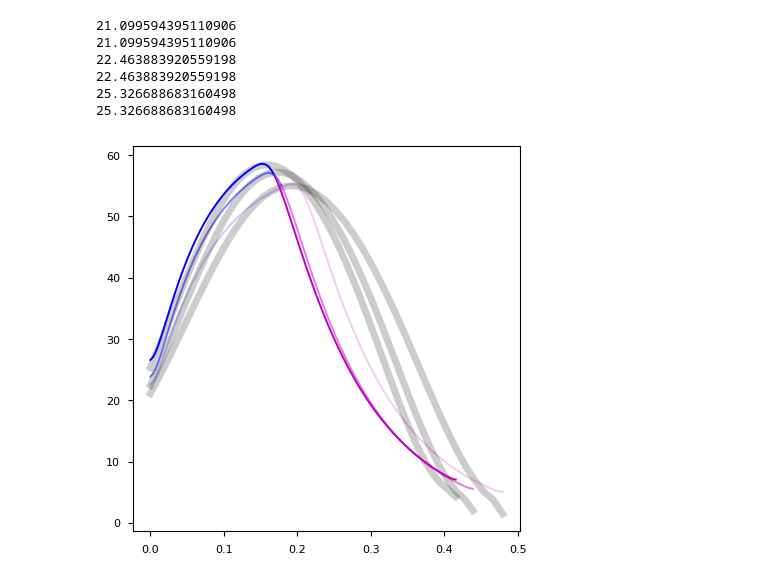
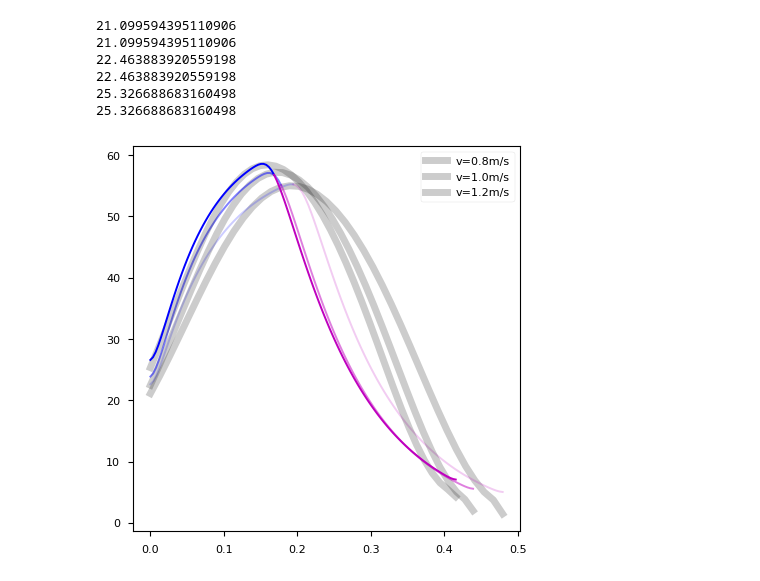
Before and after one commit to Seas00n/hps_baseline_beta, a Jupyter notebook: writting/show_sw_imp_wyx.ipynb, the cells around one changed output. Cells and saved outputs as stored; diff of their text form; code cells hidden in the pictures.

```diff
--- a/writting/show_sw_imp_wyx.ipynb
+++ b/writting/show_sw_imp_wyx.ipynb
@@ -59,32 +59,36 @@ gd3 = cal_gait_division(q_k3, q_a3, t_k3, t_a3)
 # %%
 plt.style.use('seaborn-v0_8-paper')
 fig = plt.figure(figsize=(5,5))
 ax1 = fig.add_subplot(111)
 color_list = ['b', 'm']
 lstyle_list = [(0,(5,5)), (0,(5,1)), (0,(3,1,1,1))]
 
-def plot_traj(des_sw, sw1, sw2, t_sw, alpha):
+def plot_traj(des_sw, sw1, sw2, t_sw, alpha,v_label):
     print(des_sw[0])
     print(sw1[0])
     sw = np.hstack((sw1, sw2))
     fun = interp1d(t_sw, sw, kind='cubic')
     t_new = np.linspace(t_sw[0], t_sw[-1], t_sw1.shape[0]*3)
     idx_division = sw1_qk_sw1.shape[0]*3
-    ax1.plot(t_sw, des_sw, color='black', linewidth=5, alpha=0.2)
+    ax1.plot(t_sw, des_sw, color='black', linewidth=5, alpha=0.2,
+             label='v={}m/s'.format(v_label))
     sw = gaussian_filter1d(fun(t_new),2)
     # sw = fun(t_new)
     ax1.plot(t_new[:idx_division], sw[:idx_division], color='b', alpha=alpha)
     ax1.plot(t_new[idx_division-1:], sw[idx_division-1:], color='m', alpha=alpha)
 
 
-plot_traj(des_qk_sw1, sw1_qk_sw1, sw2_qk_sw1, t_sw1, alpha=0.2)
-plot_traj(des_qk_sw2, sw1_qk_sw2, sw2_qk_sw2, t_sw2, alpha=0.5)
-plot_traj(des_qk_sw3, sw1_qk_sw3, sw2_qk_sw3, t_sw3, alpha=1)
+plot_traj(des_qk_sw1, sw1_qk_sw1, sw2_qk_sw1, t_sw1, alpha=0.2, v_label=0.8)
+plot_traj(des_qk_sw2, sw1_qk_sw2, sw2_qk_sw2, t_sw2, alpha=0.5, v_label=1.0)
+plot_traj(des_qk_sw3, sw1_qk_sw3, sw2_qk_sw3, t_sw3, alpha=1, v_label=1.2)
+
+ax1.legend()
+plt.savefig("../image/sw_qe_mt.pdf")
 # %% [output]
 21.099594395110906
 21.099594395110906
 22.463883920559198
 22.463883920559198
 25.326688683160498
 25.326688683160498
-[figure, old version]
+[figure, new version]
```
Also changed, not shown: 1 other file.
